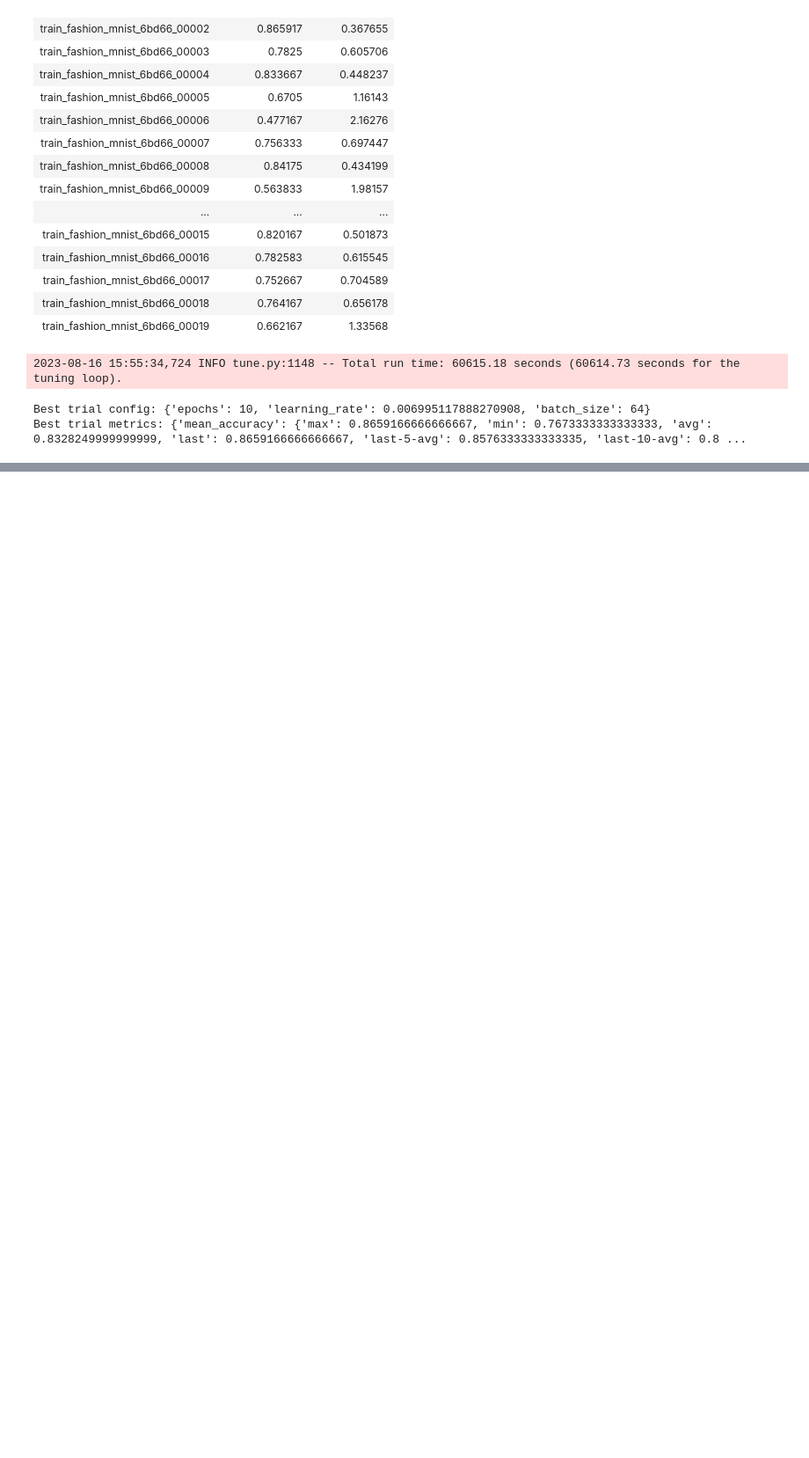
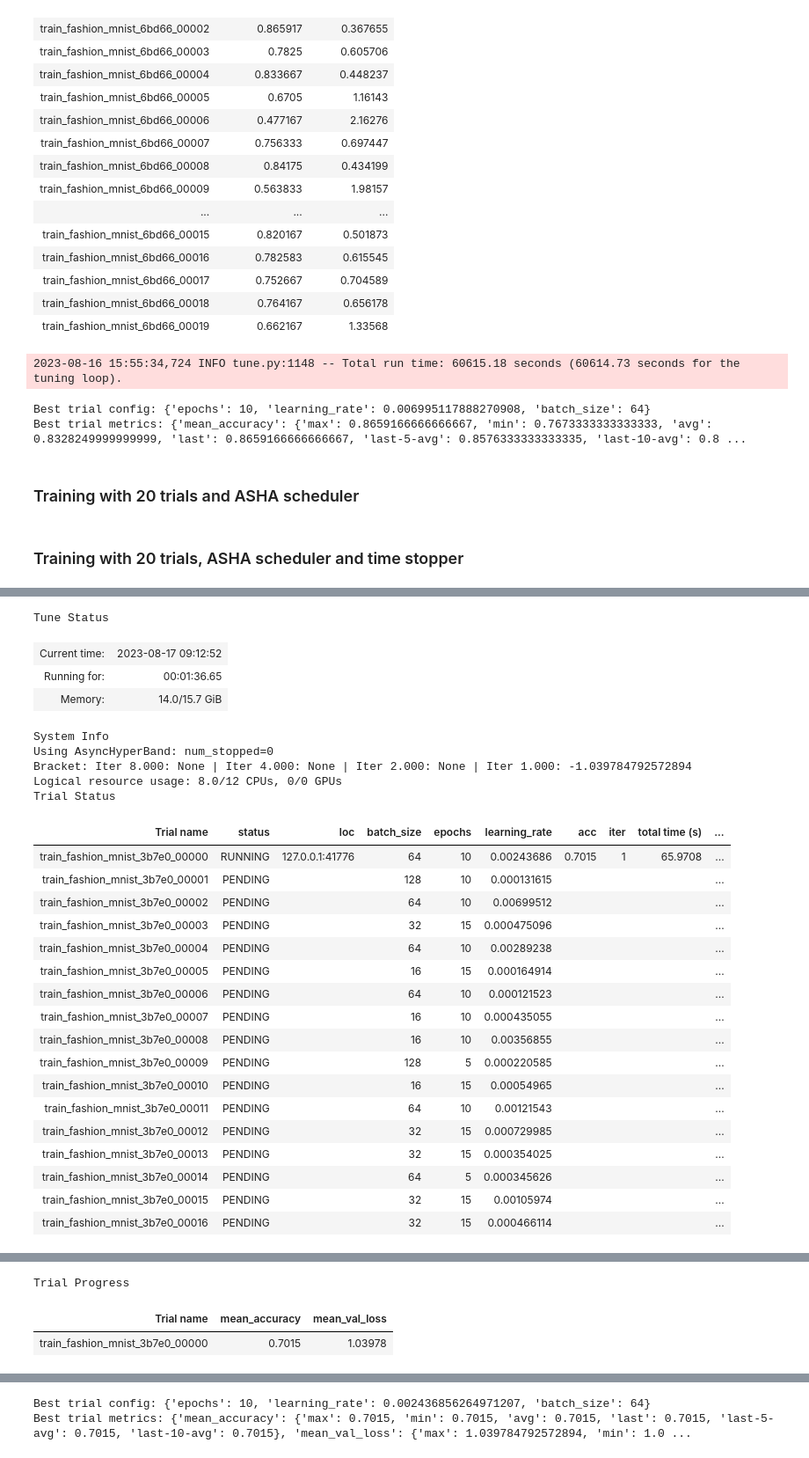
Before and after one commit to LuisaIb/fashion-tuning, a Jupyter notebook: ray_parameter_tuning.ipynb, the cells around one changed output, grey strips where cells are left out. Shown at 88% size. Drawn from its saved outputs; the diff is of its cells as text; code cells hidden in the pictures; blank space fills up the shorter version.

Commit message:
experiment setup - scheduler, time stopping

```diff
--- a/ray_parameter_tuning.ipynb
+++ b/ray_parameter_tuning.ipynb
@@ -242,3 +252,43 @@ Trial Progress
 2023-08-16 15:55:34,724 INFO tune.py:1148 -- Total run time: 60615.18 seconds (60614.73 seconds for the tuning loop).
 Best trial config: {'epochs': 10, 'learning_rate': 0.006995117888270908, 'batch_size': 64}
 Best trial metrics: {'mean_accuracy': {'max': 0.8659166666666667, 'min': 0.7673333333333333, 'avg': 0.8328249999999999, 'last': 0.8659166666666667, 'last-5-avg': 0.8576333333333335, 'last-10-avg': 0.8 ...
+# %% [markdown]
+### Training with 20 trials and ASHA scheduler
+# %%
+result2 = tune.run(
+    partial(train_fashion_mnist, trainloader=trainloader, valloader=valloader),
+    resources_per_trial={"cpu": 8, "gpu": 0},
+    config=config,
+    num_samples=num_samples,
+    storage_path='./tune_runs/',
+    search_alg=BasicVariantGenerator(random_state=40),
+    scheduler=scheduler
+)
+
+best_trial = result2.get_best_trial("mean_val_loss", mode="min")
+best_config = best_trial.config
+best_metrics = best_trial.metric_analysis
+
+print("Best trial config:", best_config)
+print("Best trial metrics:", best_metrics)
+# %% [markdown]
+### Training with 20 trials, ASHA scheduler and time stopper
+# %%
+result3 = tune.run(
+    partial(train_fashion_mnist, trainloader=trainloader, valloader=valloader),
+    resources_per_trial={"cpu": 8, "gpu": 0},
+    config=config,
+    num_samples=num_samples,
+    storage_path='./tune_runs/',
+    search_alg=BasicVariantGenerator(random_state=40),
+    scheduler=scheduler,
+    time_budget_s=21600 # Total time budget in seconds (6 hours)
+)
+
+best_trial = result3.get_best_trial("mean_val_loss", mode="min")
+best_config = best_trial.config
+best_metrics = best_trial.metric_analysis
+
+print("Best trial config:", best_config)
+print("Best trial metrics:", best_metrics)
+# %% [output]
@@ -244,0 +299,27 @@ Best trial metrics: {'mean_accuracy': {'max': 0.8659166666666667, 'min': 0.76733
+Tune Status
+| Current time: | 2023-08-17 09:12:52 |
+| Running for: | 00:01:36.65 |
+| Memory: | 14.0/15.7 GiB |
+System Info
+Using AsyncHyperBand: num_stopped=0
+Bracket: Iter 8.000: None | Iter 4.000: None | Iter 2.000: None | Iter 1.000: -1.039784792572894
+Logical resource usage: 8.0/12 CPUs, 0/0 GPUs
+Trial Status
+| Trial name | status | loc | batch_size | epochs | learning_rate | acc | iter | total time (s) | ... |
+| train_fashion_mnist_3b7e0_00000 | RUNNING | 127.0.0.1:41776 | 64 | 10 | 0.00243686 | 0.7015 | 1 | 65.9708 | ... |
+| train_fashion_mnist_3b7e0_00001 | PENDING |  | 128 | 10 | 0.000131615 |  |  |  | ... |
+| train_fashion_mnist_3b7e0_00002 | PENDING |  | 64 | 10 | 0.00699512 |  |  |  | ... |
+| train_fashion_mnist_3b7e0_00003 | PENDING |  | 32 | 15 | 0.000475096 |  |  |  | ... |
+| train_fashion_mnist_3b7e0_00004 | PENDING |  | 64 | 10 | 0.00289238 |  |  |  | ... |
+| train_fashion_mnist_3b7e0_00005 | PENDING |  | 16 | 15 | 0.000164914 |  |  |  | ... |
+| train_fashion_mnist_3b7e0_00006 | PENDING |  | 64 | 10 | 0.000121523 |  |  |  | ... |
+| train_fashion_mnist_3b7e0_00007 | PENDING |  | 16 | 10 | 0.000435055 |  |  |  | ... |
+| train_fashion_mnist_3b7e0_00008 | PENDING |  | 16 | 10 | 0.00356855 |  |  |  | ... |
+| train_fashion_mnist_3b7e0_00009 | PENDING |  | 128 | 5 | 0.000220585 |  |  |  | ... |
+| train_fashion_mnist_3b7e0_00010 | PENDING |  | 16 | 15 | 0.00054965 |  |  |  | ... |
+| train_fashion_mnist_3b7e0_00011 | PENDING |  | 64 | 10 | 0.00121543 |  |  |  | ... |
+| train_fashion_mnist_3b7e0_00012 | PENDING |  | 32 | 15 | 0.000729985 |  |  |  | ... |
+| train_fashion_mnist_3b7e0_00013 | PENDING |  | 32 | 15 | 0.000354025 |  |  |  | ... |
+| train_fashion_mnist_3b7e0_00014 | PENDING |  | 64 | 5 | 0.000345626 |  |  |  | ... |
+| train_fashion_mnist_3b7e0_00015 | PENDING |  | 32 | 15 | 0.00105974 |  |  |  | ... |
+| train_fashion_mnist_3b7e0_00016 | PENDING |  | 32 | 15 | 0.000466114 |  |  |  | ... |
@@ -244,0 +327,3 @@ Best trial metrics: {'mean_accuracy': {'max': 0.8659166666666667, 'min': 0.76733
+Trial Progress
+| Trial name | mean_accuracy | mean_val_loss |
+| train_fashion_mnist_3b7e0_00000 | 0.7015 | 1.03978 |
@@ -244,0 +347,2 @@ Best trial metrics: {'mean_accuracy': {'max': 0.8659166666666667, 'min': 0.76733
+Best trial config: {'epochs': 10, 'learning_rate': 0.002436856264971207, 'batch_size': 64}
+Best trial metrics: {'mean_accuracy': {'max': 0.7015, 'min': 0.7015, 'avg': 0.7015, 'last': 0.7015, 'last-5-avg': 0.7015, 'last-10-avg': 0.7015}, 'mean_val_loss': {'max': 1.039784792572894, 'min': 1.0 ...
```
Also changed, not shown: parts of 18 cells of this notebook.
